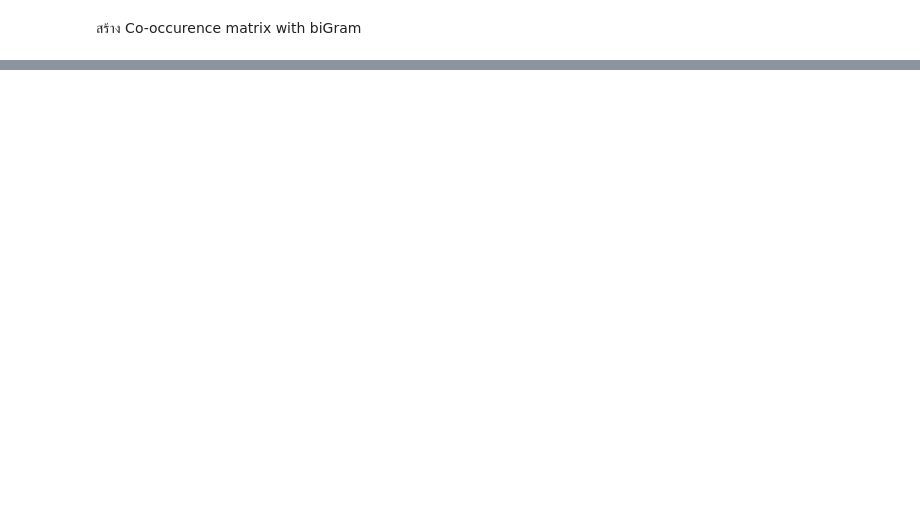
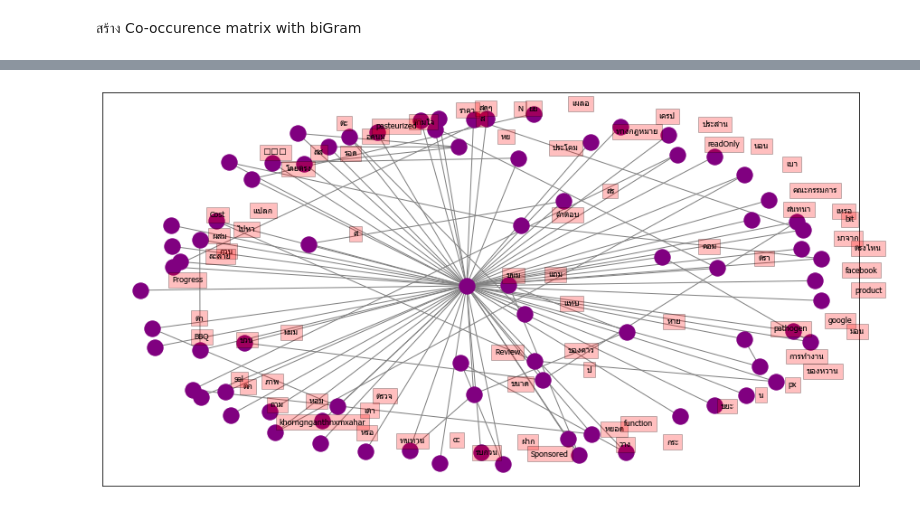
Before and after one commit to pacharapol4066/Product-Position-SNA, a Jupyter notebook: DRMABS_POC.ipynb, the cells around one changed output, grey strips where cells are left out. Cells and saved outputs as stored; diff of their text form; code cells hidden in the pictures; blank space fills up the shorter version.

```diff
--- a/DRMABS_POC.ipynb
+++ b/DRMABS_POC.ipynb
@@ -144,0 +148,12 @@ for k, v in bigrm_cnt.items():
+# %%
+def get_neigbor(g,hub):
+    nb = []
+    if g.has_node(hub):
+        nb = [x for x in g.neighbors(hub)]
+    return nb
+# %%
+# Create networkx plot
+G = nx.Graph()
+# Create connections between nodes
+for k, v in bigrm_cnt.items():
+    G.add_edge(k[0], k[1], weight=(v * 10))
@@ -144,0 +179,4 @@ for k, v in bigrm_cnt.items():
+# %%
+plot_graph(G2)
+# %% [output]
+[figure, added]
```
Also changed, not shown: parts of 45 cells of this notebook, 1 other file.
